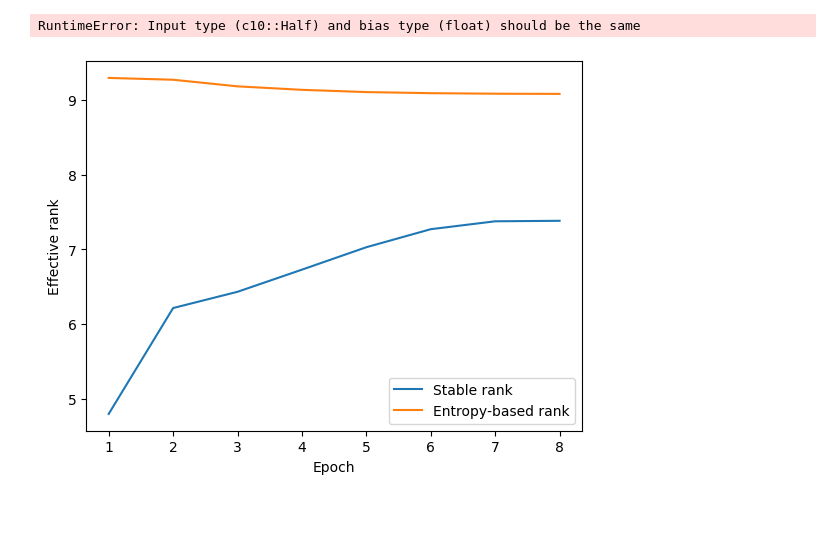
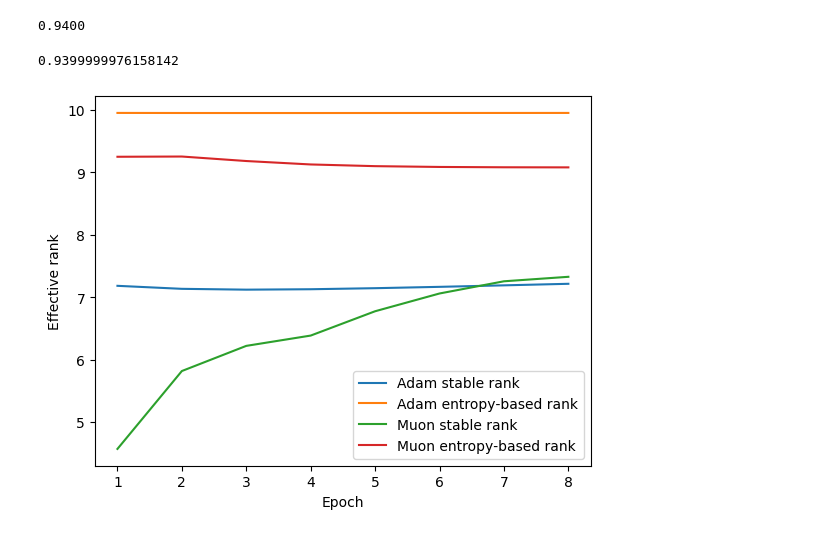
Before and after one commit to RohanAhluwalia/muon-blog, a Jupyter notebook: research/cifar-weight.ipynb, the cells around one changed output. Cells and saved outputs as stored; diff of their text form; code cells hidden in the pictures.

Commit message:
added adam code -- need to review

```diff
--- a/research/cifar-weight.ipynb
+++ b/research/cifar-weight.ipynb
@@ -327,16 +343,19 @@ RuntimeError: Input type (c10::Half) and bias type (float) should be the same
 # %%
-train_adam()
+train_muon()
 # %% [output]
-RuntimeError: Input type (c10::Half) and bias type (float) should be the same
+0.9400
+0.9399999976158142
 # %%
 import matplotlib.pyplot as plt
 
-epochs = list(range(1, len(stable_ranks) + 1))
-plt.plot(epochs, stable_ranks, label="Stable rank")
-plt.plot(epochs, entropy_ranks, label="Entropy‐based rank")
+epochs = list(range(1, len(stable_ranks_adam) + 1))
+plt.plot(epochs, stable_ranks_adam, label="Adam stable rank")
+plt.plot(epochs, entropy_ranks_adam, label="Adam entropy‐based rank")
+plt.plot(epochs, stable_ranks, label="Muon stable rank")
+plt.plot(epochs, entropy_ranks, label="Muon entropy‐based rank")
 plt.xlabel("Epoch")
 plt.ylabel("Effective rank")
 plt.legend()
 plt.show()
 # %% [output]
-[figure, old version]
+[figure, new version]
```
Also changed, not shown: parts of 1 cell of this notebook.
